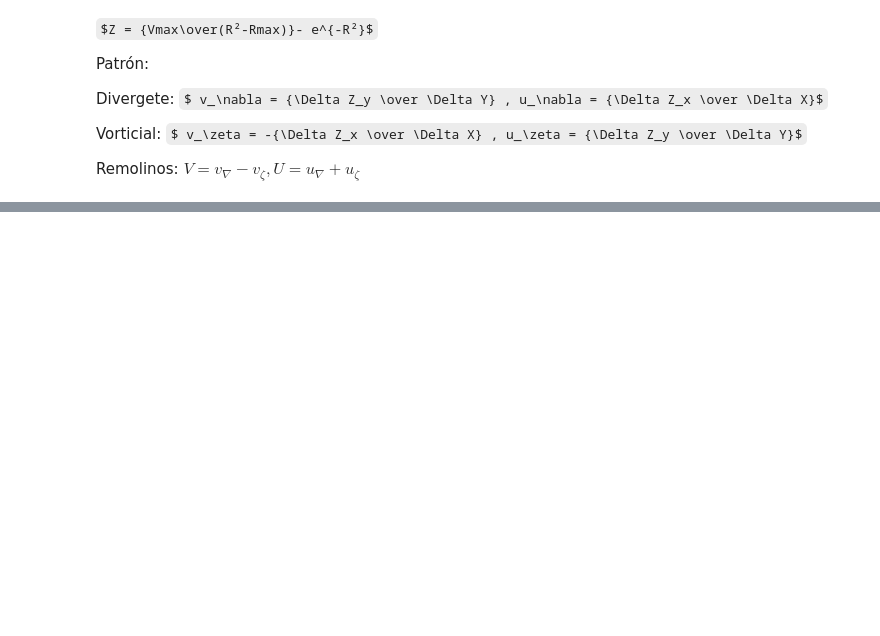
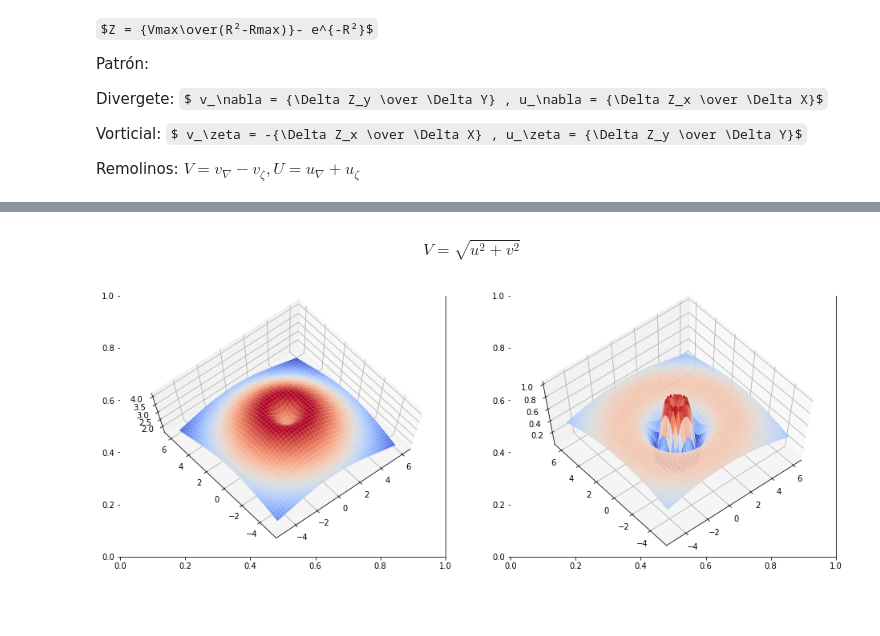
Before and after one commit to oregomar/Matplotlib, a Jupyter notebook: stremplotIII.ipynb, the cells around one changed output, grey strips where cells are left out. Drawn from its saved outputs; the diff is of its cells as text; code cells hidden in the pictures; some formulas as TeX source; blank space fills up the shorter version.

```diff
--- a/stremplotIII.ipynb
+++ b/stremplotIII.ipynb
@@ -104,0 +125,18 @@ ax.view_init(65, 50)
+# %% [markdown]
+$$V = \sqrt{u^2 + v^2}$$
+# %%
+Va = np.sqrt(V**2 + U**2)
+
+fig, ax = plt.subplots(1,2,figsize=(16,6))
+ax=fig.add_subplot(1, 2, 1, projection='3d')
+ax.plot_surface(X, Y, Z, cmap=cm.coolwarm)
+ax.view_init(75, 230)
+
+ax=fig.add_subplot(1, 2, 2, projection='3d')
+ax.plot_surface(X[1:, 1:], Y[1:, 1:], Va, cmap=cm.coolwarm)
+ax.view_init(65, 230)
+plt.show()
+# %% [output]
+[figure, added]
+# %% [markdown]
+#
```
Also changed, not shown: parts of 3 cells of this notebook.
